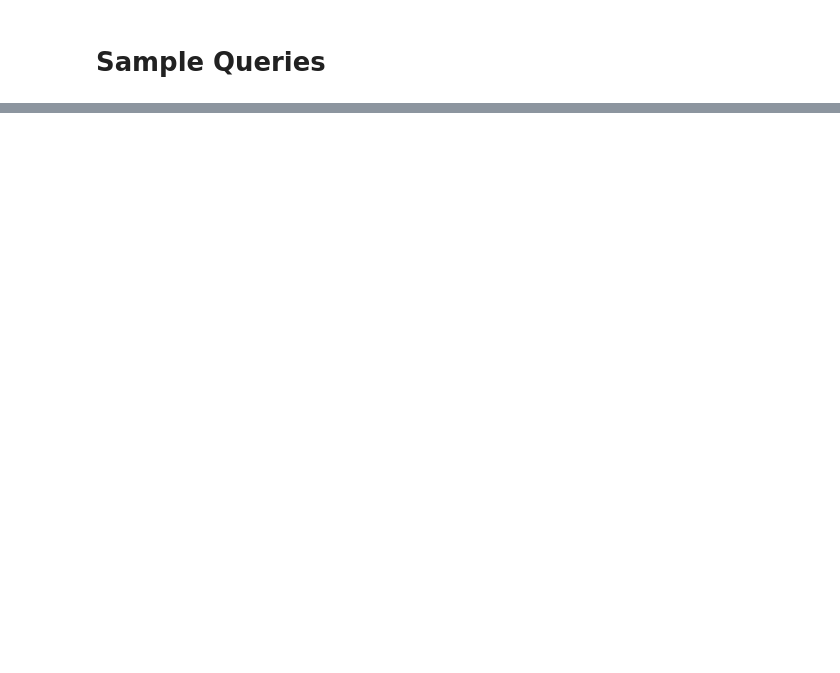
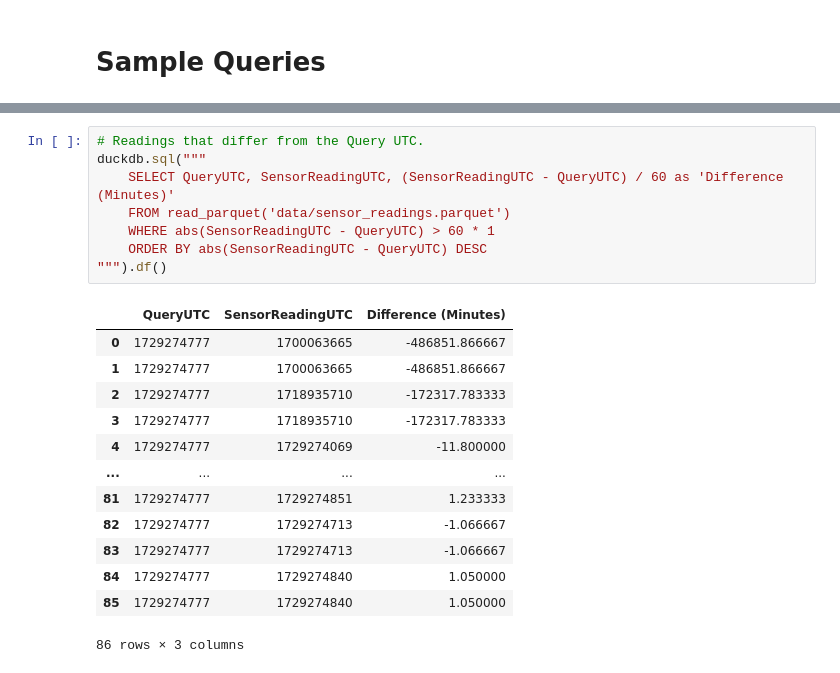
Before and after one commit to Environmental-Pipeline/environmental-sensor-poc, a Jupyter notebook: examples-analysis.ipynb, the cells around one changed output, grey strips where cells are left out. Cells and saved outputs as stored; diff of their text form; blank space fills up the shorter version.

```diff
--- a/examples-analysis.ipynb
+++ b/examples-analysis.ipynb
@@ -149,0 +150,22 @@ duckdb.sql("""
+# %%
+# Readings that differ from the Query UTC.
+duckdb.sql("""
+    SELECT QueryUTC, SensorReadingUTC, (SensorReadingUTC - QueryUTC) / 60 as 'Difference (Minutes)'
+    FROM read_parquet('data/sensor_readings.parquet')
+    WHERE abs(SensorReadingUTC - QueryUTC) > 60 * 1
+    ORDER BY abs(SensorReadingUTC - QueryUTC) DESC
+""").df()
+# %% [output]
+|  | QueryUTC | SensorReadingUTC | Difference (Minutes) |
+| 0 | 1729274777 | 1700063665 | -486851.866667 |
+| 1 | 1729274777 | 1700063665 | -486851.866667 |
+| 2 | 1729274777 | 1718935710 | -172317.783333 |
+| 3 | 1729274777 | 1718935710 | -172317.783333 |
+| 4 | 1729274777 | 1729274069 | -11.800000 |
+| ... | ... | ... | ... |
+| 81 | 1729274777 | 1729274851 | 1.233333 |
+| 82 | 1729274777 | 1729274713 | -1.066667 |
+| 83 | 1729274777 | 1729274713 | -1.066667 |
+| 84 | 1729274777 | 1729274840 | 1.050000 |
+| 85 | 1729274777 | 1729274840 | 1.050000 |
+86 rows × 3 columns
```
Also changed, not shown: parts of 8 cells of this notebook, 2 other files.
